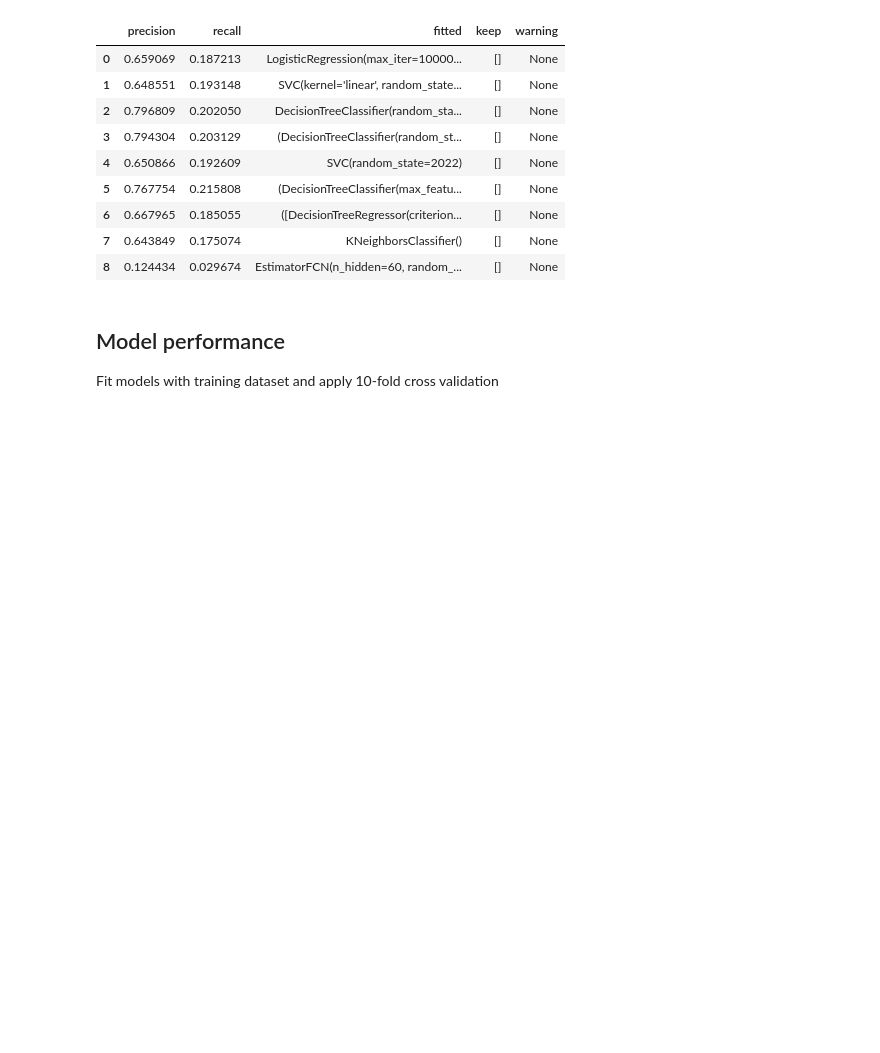
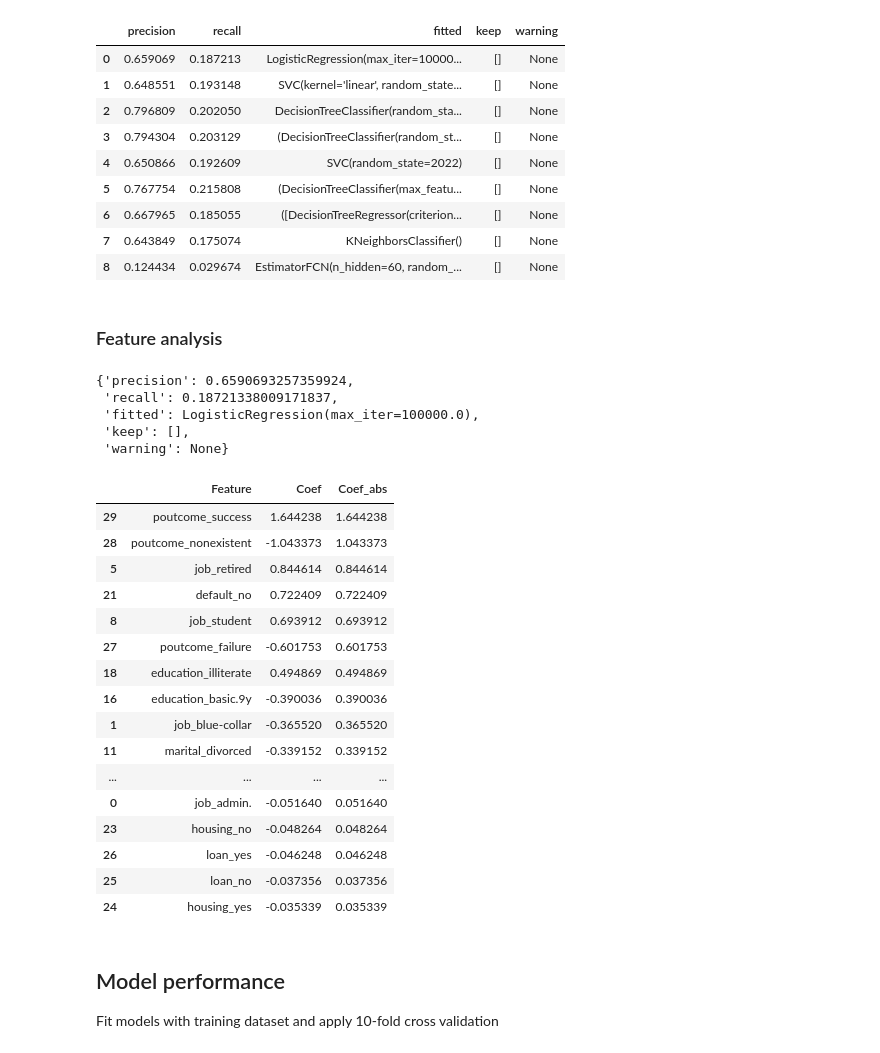
Before and after one commit to averissimo/exploratory-data-analysis-assement, a Jupyter notebook: Assessment.ipynb, the cells around one changed output. Drawn from its saved outputs; the diff is of its cells as text; code cells hidden in the pictures; blank space fills up the shorter version.

Commit message:
Forgot to add the feature analysis

```diff
--- a/Assessment.ipynb
+++ b/Assessment.ipynb
@@ -546,8 +562,8 @@ class FCN(nn.Module):
         x = self.relu(self.l2(x))
         x = self.batchnorm2(x)
 
-        #x = self.relu(self.l3(x))
-        #x = self.batchnorm3(x)
+        x = self.relu(self.l3(x))
+        x = self.batchnorm3(x)
 
         x = self.dropout(x)
         x = self.l4(x)
@@ -742,6 +751,37 @@ pd.DataFrame(models_res)
 | 6 | 0.667965 | 0.185055 | ([DecisionTreeRegressor(criterion... | [] | None |
 | 7 | 0.643849 | 0.175074 | KNeighborsClassifier() | [] | None |
 | 8 | 0.124434 | 0.029674 | EstimatorFCN(n_hidden=60, random_... | [] | None |
+# %% [markdown]
+### Feature analysis
+# %%
+test_m = fit_model(xtrain, ytrain, models[0])
+test_m
+# %% [output]
+{'precision': 0.6590693257359924,
+ 'recall': 0.18721338009171837,
+ 'fitted': LogisticRegression(max_iter=100000.0),
+ 'keep': [],
+ 'warning': None}
+# %%
+pd.DataFrame({'Feature': xtrain.columns,'Coef': test_m['fitted'].coef_[0], 'Coef_abs': abs(test_m['fitted'].coef_[0])}).sort_values('Coef_abs', ascending = False)
+# %% [output]
+|  | Feature | Coef | Coef_abs |
+| 29 | poutcome_success | 1.644238 | 1.644238 |
+| 28 | poutcome_nonexistent | -1.043373 | 1.043373 |
+| 5 | job_retired | 0.844614 | 0.844614 |
+| 21 | default_no | 0.722409 | 0.722409 |
+| 8 | job_student | 0.693912 | 0.693912 |
+| 27 | poutcome_failure | -0.601753 | 0.601753 |
+| 18 | education_illiterate | 0.494869 | 0.494869 |
+| 16 | education_basic.9y | -0.390036 | 0.390036 |
+| 1 | job_blue-collar | -0.365520 | 0.365520 |
+| 11 | marital_divorced | -0.339152 | 0.339152 |
+| ... | ... | ... | ... |
+| 0 | job_admin. | -0.051640 | 0.051640 |
+| 23 | housing_no | -0.048264 | 0.048264 |
+| 26 | loan_yes | -0.046248 | 0.046248 |
+| 25 | loan_no | -0.037356 | 0.037356 |
+| 24 | housing_yes | -0.035339 | 0.035339 |
 # %% [markdown]
 ## Model performance
 
```
Also changed, not shown: parts of 4 cells of this notebook.
